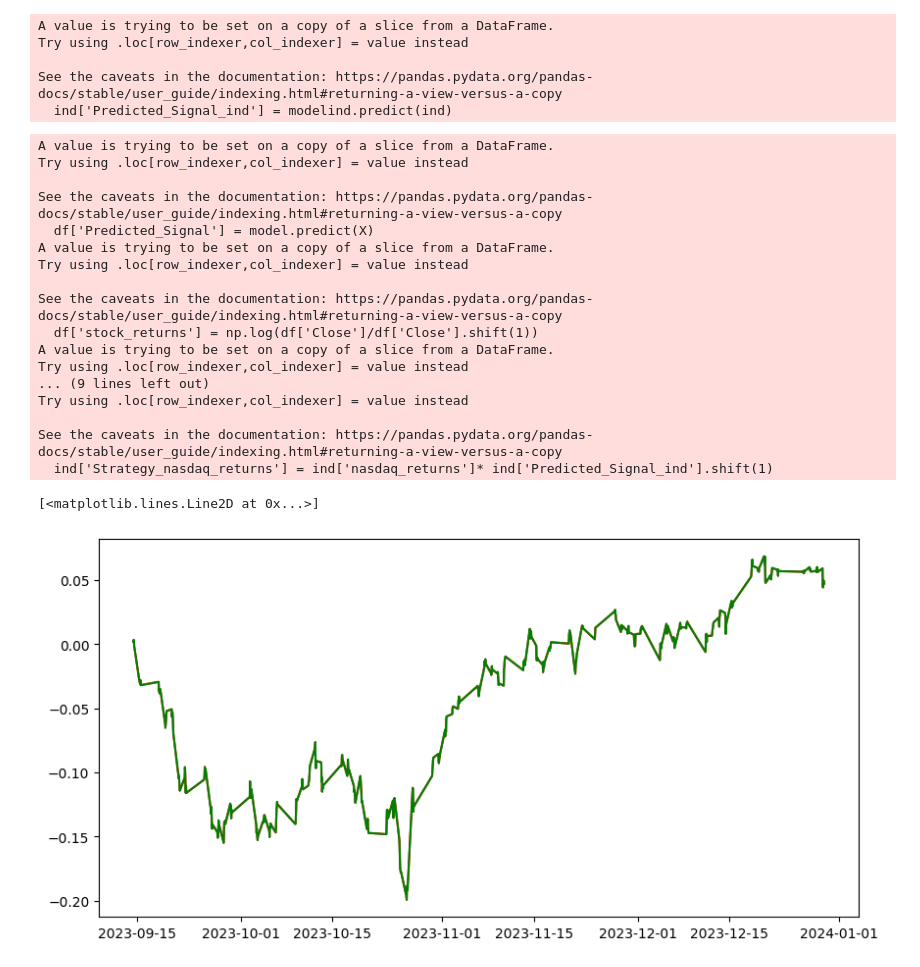
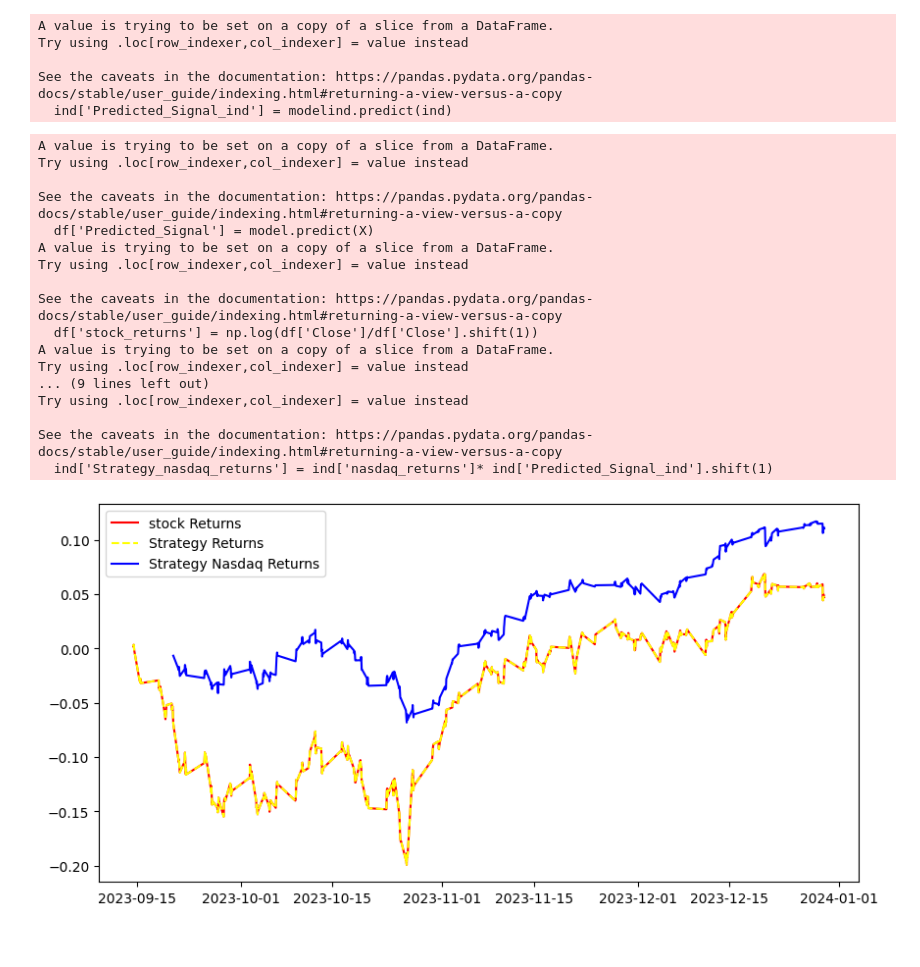
Before and after one commit to ratimayy/ML, a Jupyter notebook: Week05-Logistic/Stock_forecast_230224.ipynb, the cells around one changed output. Saved outputs shown, nothing was run; the diff lists cells and outputs as text; code cells hidden in the pictures.

```diff
--- a/Week05-Logistic/Stock_forecast_230224.ipynb
+++ b/Week05-Logistic/Stock_forecast_230224.ipynb
@@ -503,35 +503,34 @@ Cumulative_stock_returns = np.cumsum(df[split:]['stock_returns'])
 df['Strategy_returns'] = df['stock_returns']* df['Predicted_Signal'].shift(1)
 Cumulative_Strategy_returns = np.cumsum(df[split:]['Strategy_returns'])
 
 ind['nasdaq_returns'] = np.log(ind['Close']/ind['Close'].shift(1))
 Cumulative_nasdaq_returns = np.cumsum(ind[split:]['nasdaq_returns'])
 ind['Strategy_nasdaq_returns'] = ind['nasdaq_returns']* ind['Predicted_Signal_ind'].shift(1)
 Cumulative_Strategy_nasdaq_returns = np.cumsum(ind[split:]['Strategy_nasdaq_returns'])
 
 plt.figure(figsize=(10,5))
-plt.plot(Cumulative_stock_returns, color='r', label = 'stock Returns')
-plt.plot(Cumulative_Strategy_returns, color='g', label = 'Strategy Returns')
-plt.plot(Strategy_nasdaq_returns, color='b', label = 'Strategy Nasdaq Returns')
+plt.plot(Cumulative_stock_returns, color='r', label='stock Returns')
+plt.plot(Cumulative_Strategy_returns, color='yellow', label='Strategy Returns', linestyle='--')
+plt.plot(Cumulative_Strategy_nasdaq_returns, color='b', label='Strategy Nasdaq Returns')
 
 plt.legend()
 plt.show()
 # %% [output]
 A value is trying to be set on a copy of a slice from a DataFrame.
 Try using .loc[row_indexer,col_indexer] = value instead
 
 See the caveats in the documentation: https://pandas.pydata.org/pandas-docs/stable/user_guide/indexing.html#returning-a-view-versus-a-copy
   df['Predicted_Signal'] = model.predict(X)
 A value is trying to be set on a copy of a slice from a DataFrame.
 Try using .loc[row_indexer,col_indexer] = value instead
 
 See the caveats in the documentation: https://pandas.pydata.org/pandas-docs/stable/user_guide/indexing.html#returning-a-view-versus-a-copy
   df['stock_returns'] = np.log(df['Close']/df['Close'].shift(1))
 A value is trying to be set on a copy of a slice from a DataFrame.
 Try using .loc[row_indexer,col_indexer] = value instead
 ... (9 lines left out)
 Try using .loc[row_indexer,col_indexer] = value instead
 
 See the caveats in the documentation: https://pandas.pydata.org/pandas-docs/stable/user_guide/indexing.html#returning-a-view-versus-a-copy
   ind['Strategy_nasdaq_returns'] = ind['nasdaq_returns']* ind['Predicted_Signal_ind'].shift(1)
-[<matplotlib.lines.Line2D at 0x...>]
-[figure, old version]
+[figure, new version]
```
Also changed, not shown: parts of 21 cells of this notebook.
